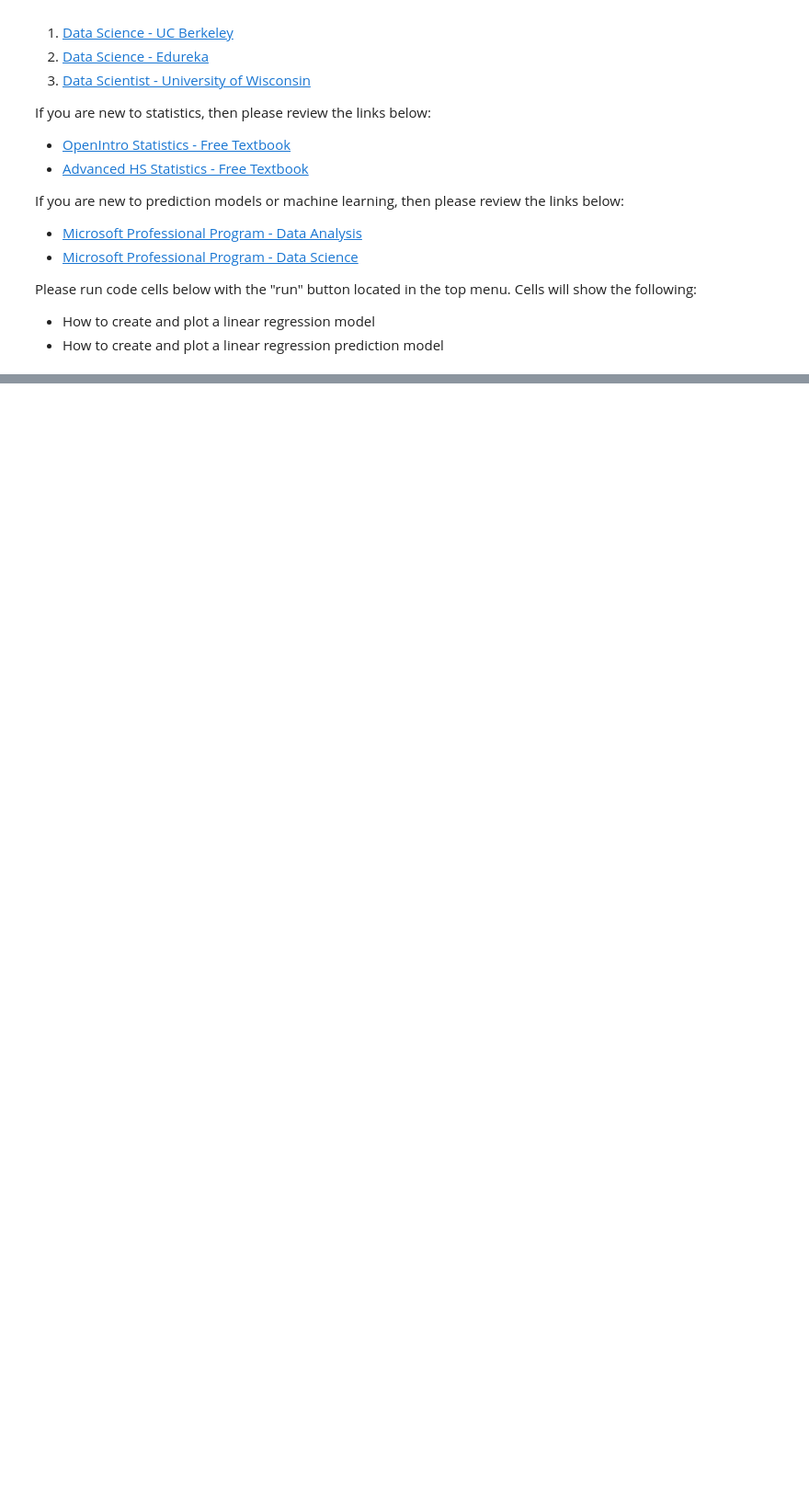
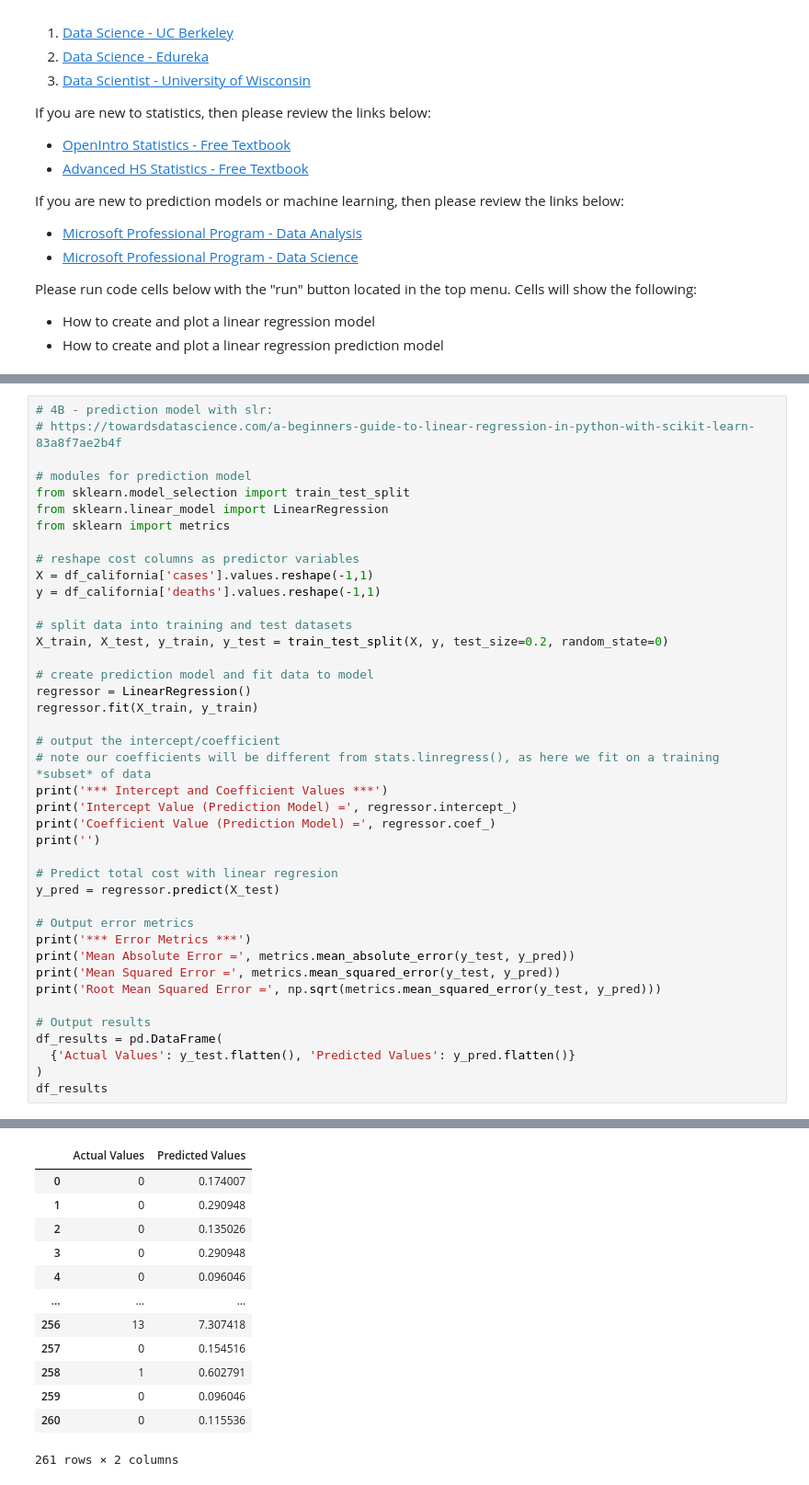
Before and after one commit to walteryu/code4sac, a Jupyter notebook: covid/covid_analysis.ipynb, the cells around one changed output, grey strips where cells are left out. Shown at 92% size. Cells and saved outputs as stored; diff of their text form; blank space fills up the shorter version.

```diff
--- a/covid/covid_analysis.ipynb
+++ b/covid/covid_analysis.ipynb
@@ -362,0 +404,42 @@ Please run code cells below with the "run" button located in the top menu. Cells
+# %%
+# 4B - prediction model with slr:
+# https://towardsdatascience.com/a-beginners-guide-to-linear-regression-in-python-with-scikit-learn-83a8f7ae2b4f
+
+# modules for prediction model
+from sklearn.model_selection import train_test_split
+from sklearn.linear_model import LinearRegression
+from sklearn import metrics
+
+# reshape cost columns as predictor variables
+X = df_california['cases'].values.reshape(-1,1)
+y = df_california['deaths'].values.reshape(-1,1)
+
+# split data into training and test datasets
+X_train, X_test, y_train, y_test = train_test_split(X, y, test_size=0.2, random_state=0)
+
+# create prediction model and fit data to model
+regressor = LinearRegression()
+regressor.fit(X_train, y_train)
+
+# output the intercept/coefficient
+# note our coefficients will be different from stats.linregress(), as here we fit on a training *subset* of data
+print('*** Intercept and Coefficient Values ***')
+print('Intercept Value (Prediction Model) =', regressor.intercept_)
+print('Coefficient Value (Prediction Model) =', regressor.coef_)
+print('')
+
+# Predict total cost with linear regresion
+y_pred = regressor.predict(X_test)
+
+# Output error metrics
+print('*** Error Metrics ***')
+print('Mean Absolute Error =', metrics.mean_absolute_error(y_test, y_pred))
+print('Mean Squared Error =', metrics.mean_squared_error(y_test, y_pred))
+print('Root Mean Squared Error =', np.sqrt(metrics.mean_squared_error(y_test, y_pred)))
+
+# Output results
+df_results = pd.DataFrame(
+  {'Actual Values': y_test.flatten(), 'Predicted Values': y_pred.flatten()}
+)
+df_results
+# %% [output]
@@ -362,0 +454,13 @@ Please run code cells below with the "run" button located in the top menu. Cells
+|  | Actual Values | Predicted Values |
+| 0 | 0 | 0.174007 |
+| 1 | 0 | 0.290948 |
+| 2 | 0 | 0.135026 |
+| 3 | 0 | 0.290948 |
+| 4 | 0 | 0.096046 |
+| ... | ... | ... |
+| 256 | 13 | 7.307418 |
+| 257 | 0 | 0.154516 |
+| 258 | 1 | 0.602791 |
+| 259 | 0 | 0.096046 |
+| 260 | 0 | 0.115536 |
+261 rows × 2 columns
```
Also changed, not shown: parts of 10 cells of this notebook, 3 other files.
